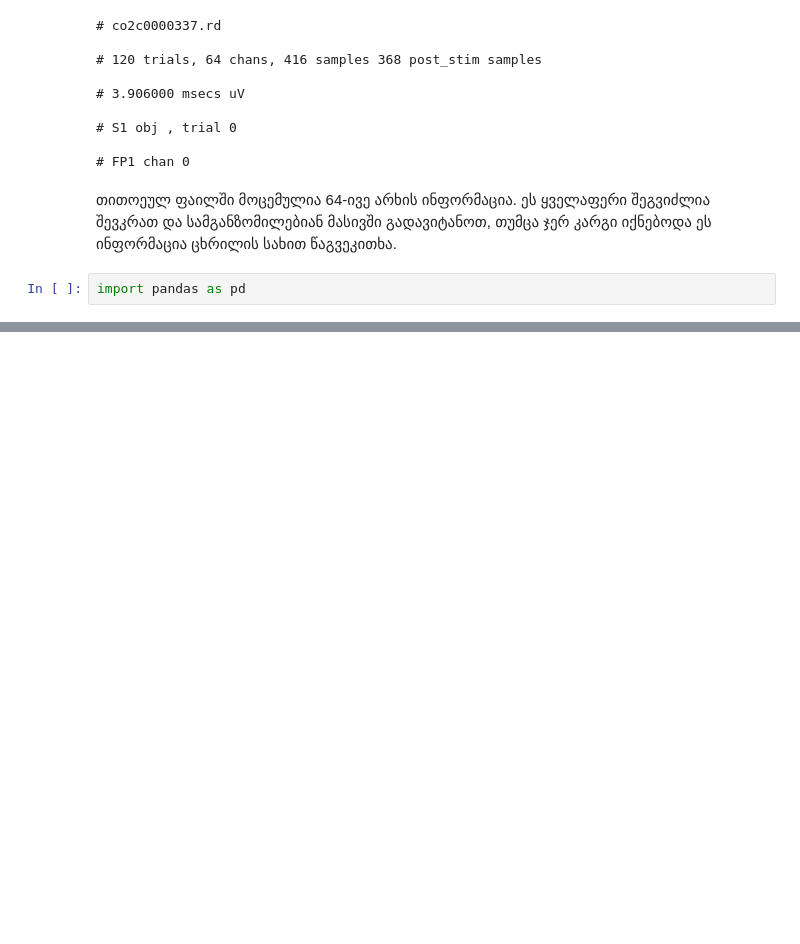
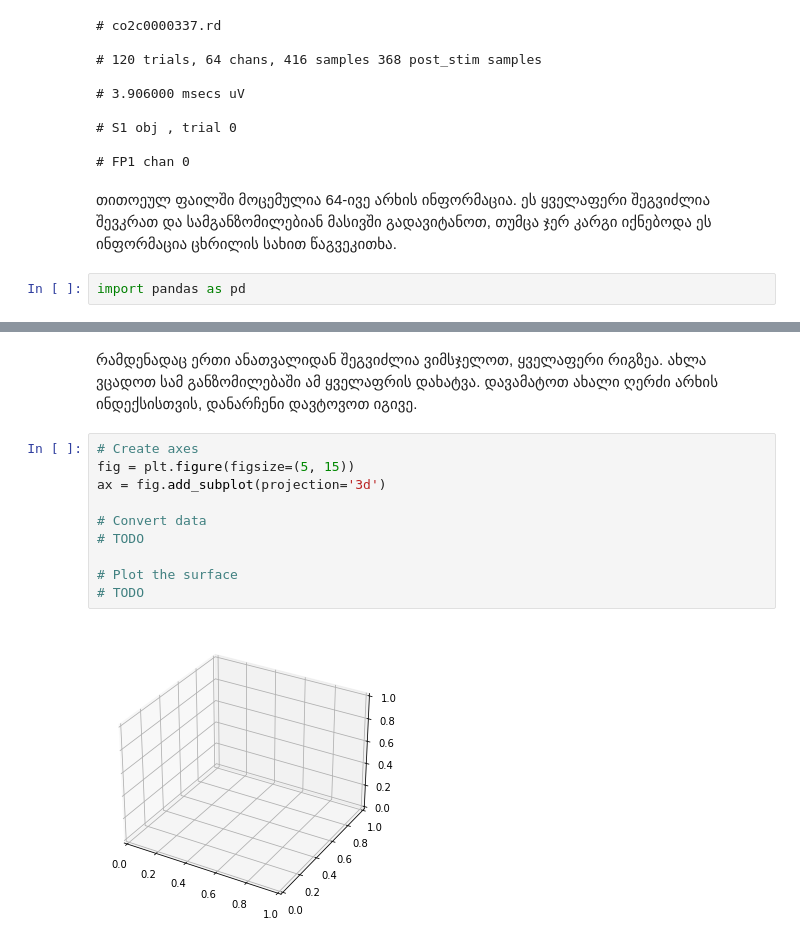
Before and after one commit to lnadi17/eeg-data-analysis, a Jupyter notebook: small-dataset/small-dataset-test.ipynb, the cells around one changed output, grey strips where cells are left out. Cells and saved outputs as stored; diff of their text form; blank space fills up the shorter version.

```diff
--- a/small-dataset/small-dataset-test.ipynb
+++ b/small-dataset/small-dataset-test.ipynb
@@ -145,0 +183,14 @@ pd.read_csv(file_name, skiprows=5, names=['Trial', 'Sensor', 'Sample', 'Value'],
+# %% [markdown]
+რამდენადაც ერთი ანათვალიდან შეგვიძლია ვიმსჯელოთ, ყველაფერი რიგზეა. ახლა ვცადოთ სამ განზომილებაში ამ ყველაფრის დახატვა. დავამატოთ ახალი ღერძი არხის ინდექსისთვის, დანარჩენი დავტოვოთ იგივე.
+# %%
+# Create axes
+fig = plt.figure(figsize=(5, 15))
+ax = fig.add_subplot(projection='3d')
+
+# Convert data
+# TODO
+
+# Plot the surface
+# TODO
+# %% [output]
+[figure, added]
```
Also changed, not shown: parts of 6 cells of this notebook.
